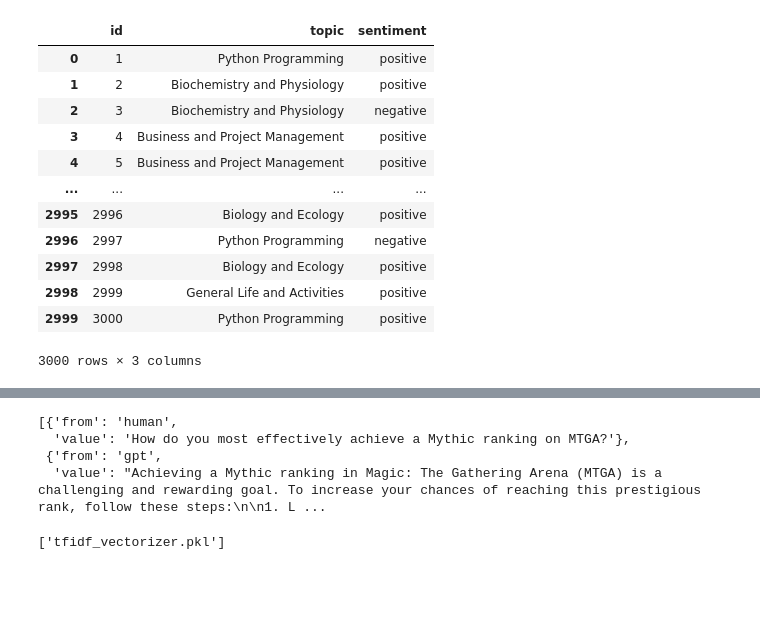
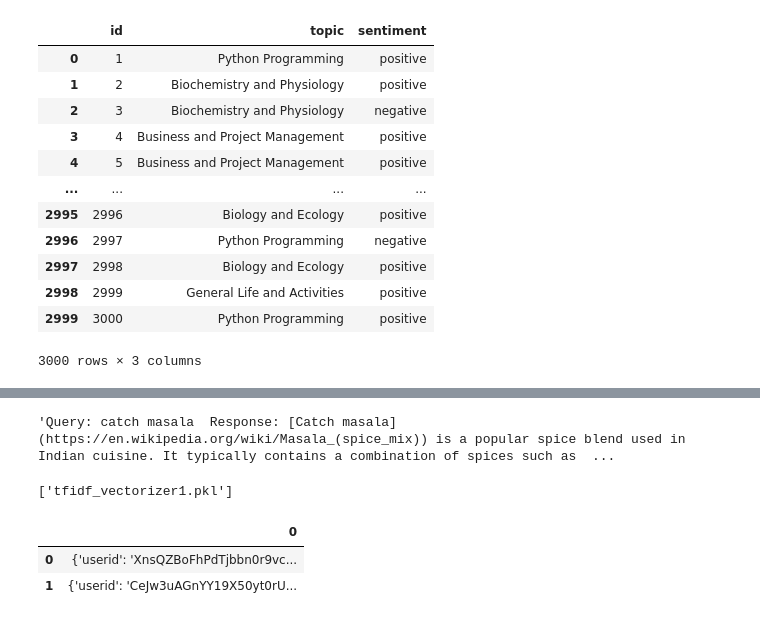
Before and after one commit to ishnB/Vire-Assignment, a Jupyter notebook: Notebook1.ipynb, the cells around one changed output, grey strips where cells are left out. Drawn from its saved outputs; the diff is of its cells as text; code cells hidden in the pictures; blank space fills up the shorter version.

```diff
--- a/Notebook1.ipynb
+++ b/Notebook1.ipynb
@@ -338,15 +358,20 @@ test.head(10)
-# %%
-test['conversations'][1117]
-# %% [output]
-[{'from': 'human',
-  'value': 'How do you most effectively achieve a Mythic ranking on MTGA?'},
- {'from': 'gpt',
-  'value': "Achieving a Mythic ranking in Magic: The Gathering Arena (MTGA) is a challenging and rewarding goal. To increase your chances of reaching this prestigious rank, follow these steps:\n\n1. L ...
+# %%
+test['text'][98]
+# %% [output]
+'Query: catch masala  Response: [Catch masala](https://en.wikipedia.org/wiki/Masala_(spice_mix)) is a popular spice blend used in Indian cuisine. It typically contains a combination of spices such as  ...
 # %%
 import joblib
 
 # Save the trained model
-joblib.dump(kmeans, 'kmeans_model.pkl')
-joblib.dump(vectorizer, 'tfidf_vectorizer.pkl')
+joblib.dump(kmeans, 'kmeans_model1.pkl')
+joblib.dump(vectorizer, 'tfidf_vectorizer1.pkl')
 # %% [output]
-['tfidf_vectorizer.pkl']
+['tfidf_vectorizer1.pkl']
+# %%
+import pandas as pd
+test_df = pd.read_json("test.json", lines=True)
+test_df.head()
+# %% [output]
+|  | 0 |
+| 0 | {'userid': 'XnsQZBoFhPdTjbbn0r9vc... |
+| 1 | {'userid': 'CeJw3uAGnYY19X50yt0rU... |
```
Also changed, not shown: parts of 8 cells of this notebook, 7 other files.
